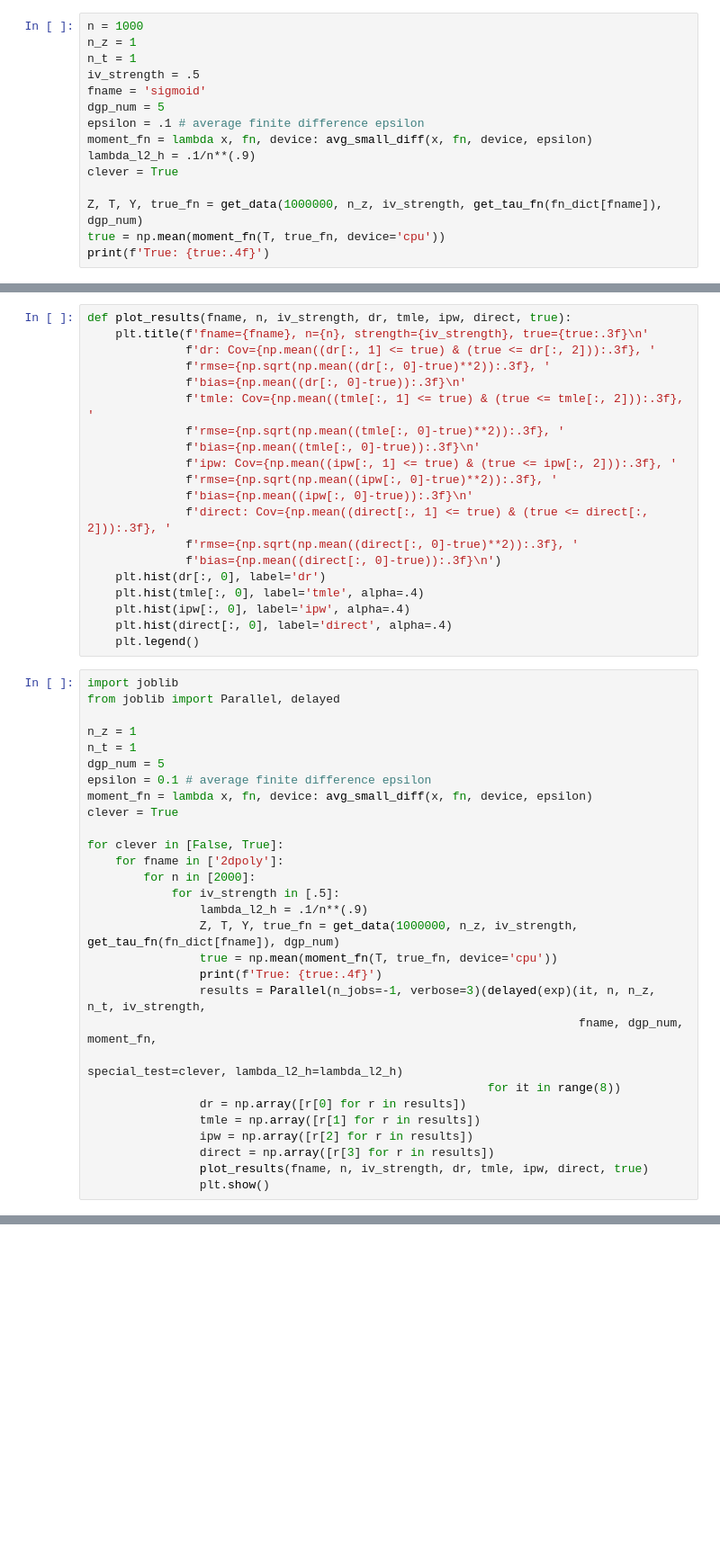
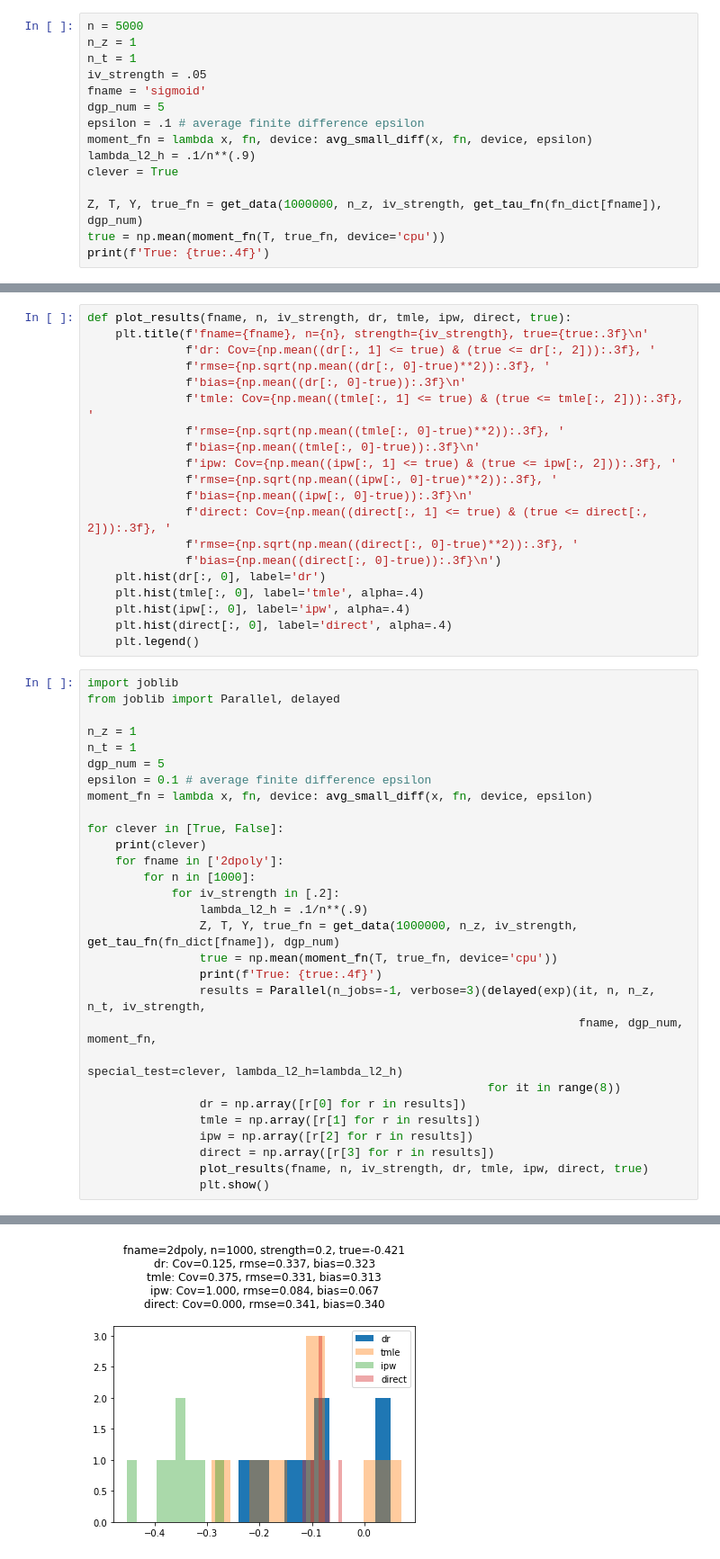
Before and after one commit to syrgkanislab/npiv_functionals, a Jupyter notebook: notebooks/NeuralNetExamples.ipynb, the cells around one changed output, grey strips where cells are left out. Shown at 90% size. Cells and saved outputs as stored; diff of their text form; blank space fills up the shorter version.

```diff
--- a/notebooks/NeuralNetExamples.ipynb
+++ b/notebooks/NeuralNetExamples.ipynb
@@ -143,8 +131,8 @@ def exp(it, n, n_z, n_t, iv_strength, fname, dgp_num, moment_fn, special_test=Tr
 # %%
-n = 1000
+n = 5000
 n_z = 1
 n_t = 1
-iv_strength = .5
+iv_strength = .05
 fname = 'sigmoid'
 dgp_num = 5
 epsilon = .1 # average finite difference epsilon
@@ -214,12 +185,12 @@ n_t = 1
 dgp_num = 5
 epsilon = 0.1 # average finite difference epsilon
 moment_fn = lambda x, fn, device: avg_small_diff(x, fn, device, epsilon)
-clever = True
 
-for clever in [False, True]:
+for clever in [True, False]:
+    print(clever)
     for fname in ['2dpoly']:
-        for n in [2000]:
-            for iv_strength in [.5]:
+        for n in [1000]:
+            for iv_strength in [.2]:
                 lambda_l2_h = .1/n**(.9)
                 Z, T, Y, true_fn = get_data(1000000, n_z, iv_strength, get_tau_fn(fn_dict[fname]), dgp_num)
                 true = np.mean(moment_fn(T, true_fn, device='cpu'))
@@ -234,3 +205,4 @@ for clever in [False, True]:
                 direct = np.array([r[3] for r in results])
                 plot_results(fname, n, iv_strength, dr, tmle, ipw, direct, true)
                 plt.show()
+# %% [output]
@@ -236,0 +216 @@ for clever in [False, True]:
+[figure, added]
```
Also changed, not shown: parts of 7 cells of this notebook, 3 other files.
